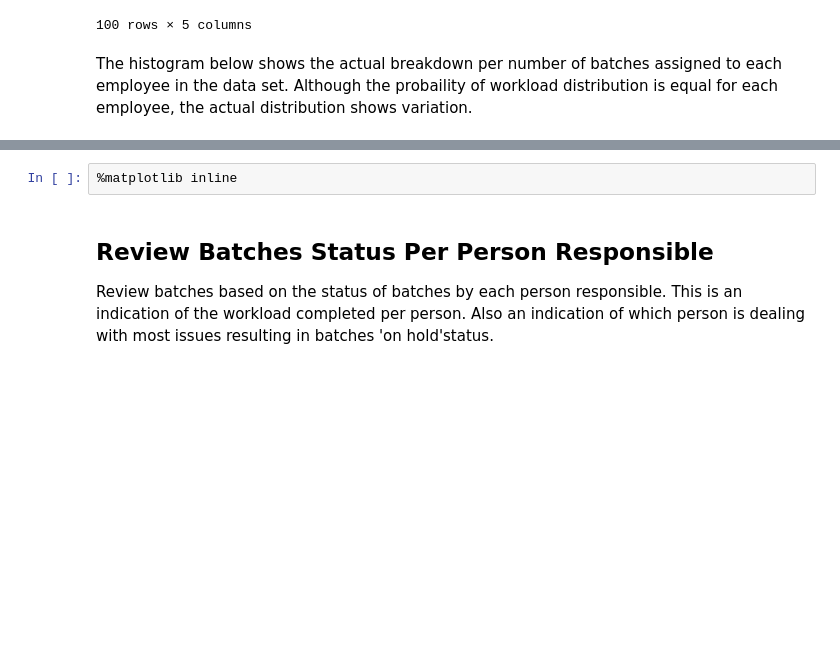
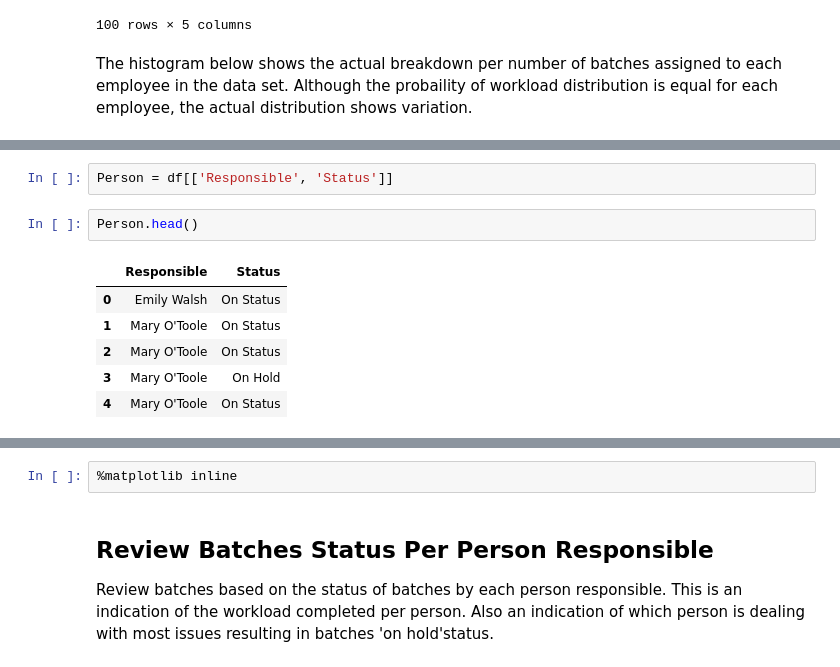
Before and after one commit to GraceAKelly/Randomdataset, a Jupyter notebook: Random Data Set Generation.ipynb, the cells around one changed output, grey strips where cells are left out. Saved outputs shown, nothing was run; the diff lists cells and outputs as text; blank space fills up the shorter version.

```diff
--- a/Random Data Set Generation.ipynb
+++ b/Random Data Set Generation.ipynb
@@ -71,0 +84,11 @@ The histogram below shows the actual breakdown per number of batches assigned to
+# %%
+Person = df[['Responsible', 'Status']]
+# %%
+Person.head()
+# %% [output]
+|  | Responsible | Status |
+| 0 | Emily Walsh | On Status |
+| 1 | Mary O'Toole | On Status |
+| 2 | Mary O'Toole | On Status |
+| 3 | Mary O'Toole | On Hold |
+| 4 | Mary O'Toole | On Status |
```
Also changed, not shown: parts of 17 cells of this notebook.
